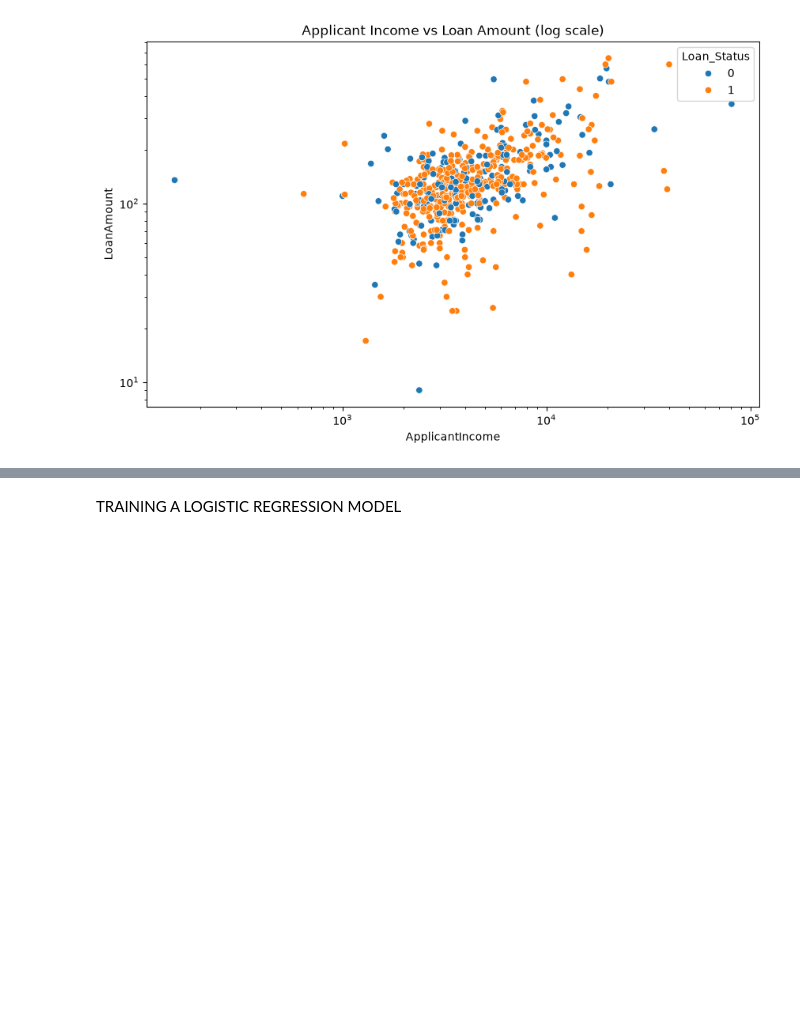
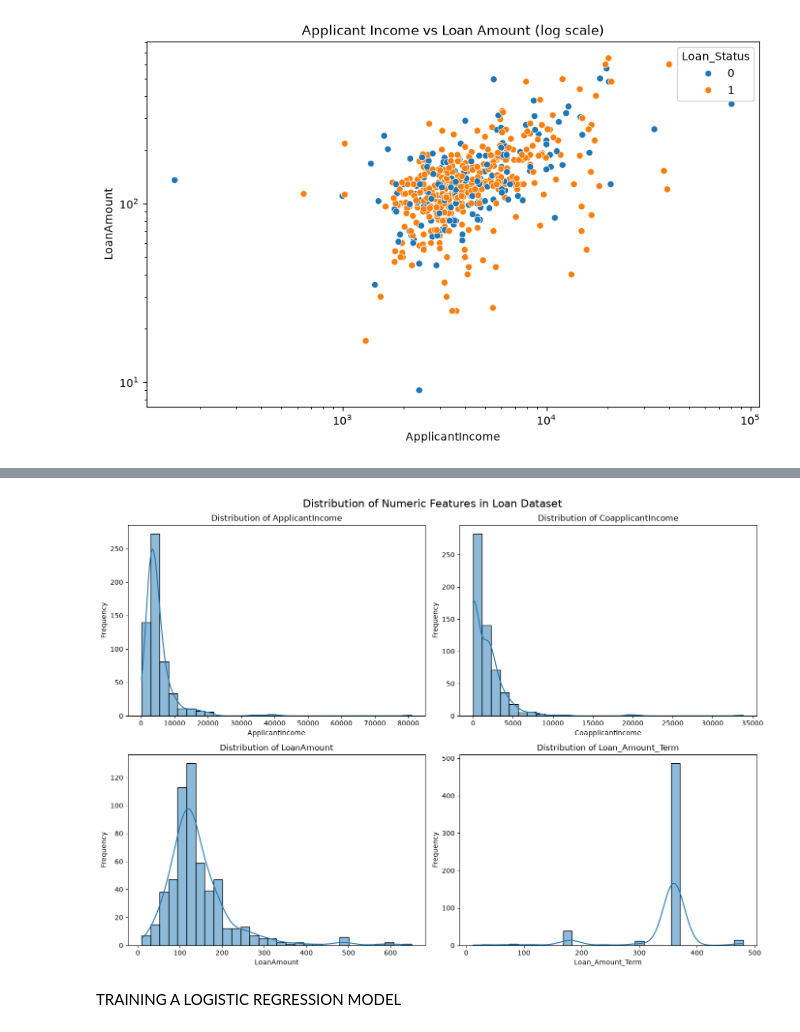
Before and after one commit to popsy-jeff/MACHINE-LEARNING-LOGISTIC-REGRESSION, a Jupyter notebook: Loan_Prediction_LogisticRegression_Model.ipynb, the cells around one changed output, grey strips where cells are left out. Drawn from its saved outputs; the diff is of its cells as text; code cells hidden in the pictures; blank space fills up the shorter version.

```diff
--- a/Loan_Prediction_LogisticRegression_Model.ipynb
+++ b/Loan_Prediction_LogisticRegression_Model.ipynb
@@ -251,3 +259,21 @@ plt.show()
+# %%
+# Adding EDA visualizations  for loan prediction logistic regression
+numeric_cols = ['ApplicantIncome', 'CoapplicantIncome', 'LoanAmount', 'Loan_Amount_Term']
+
+fig, axes = plt.subplots(2, 2, figsize=(14, 10))
+axes = axes.flatten()
+
+for i, col in enumerate(numeric_cols):
+    sns.histplot(data=loan_df, x=col, kde=True, bins=30, ax=axes[i])
+    axes[i].set_title(f'Distribution of {col}')
+    axes[i].set_xlabel(col)
+    axes[i].set_ylabel('Frequency')
+
+plt.suptitle('Distribution of Numeric Features in Loan Dataset', fontsize=16)
+plt.tight_layout()
+plt.show()
+# %% [output]
+[figure, added]
 # %% [markdown]
 TRAINING A LOGISTIC REGRESSION MODEL
 # %%
```
Also changed, not shown: parts of 1 cell of this notebook.
